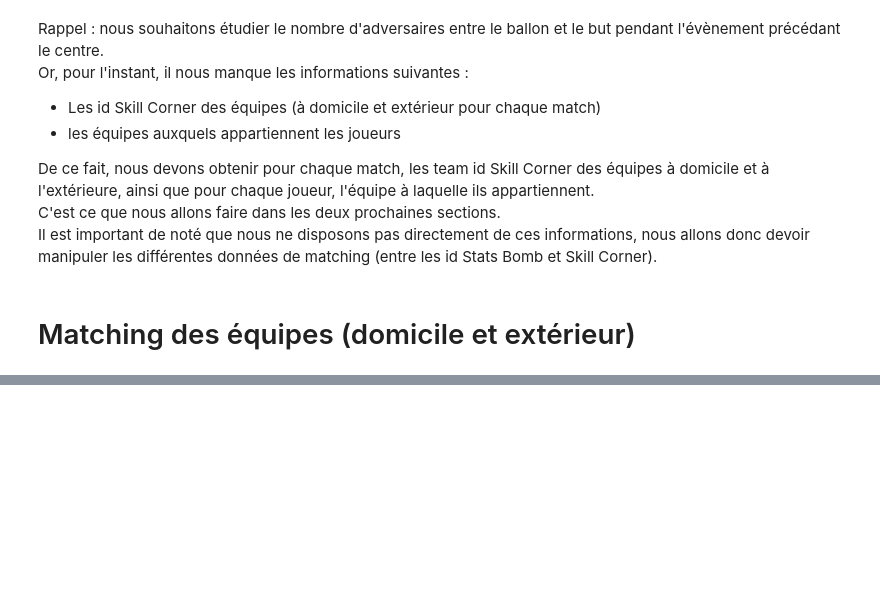
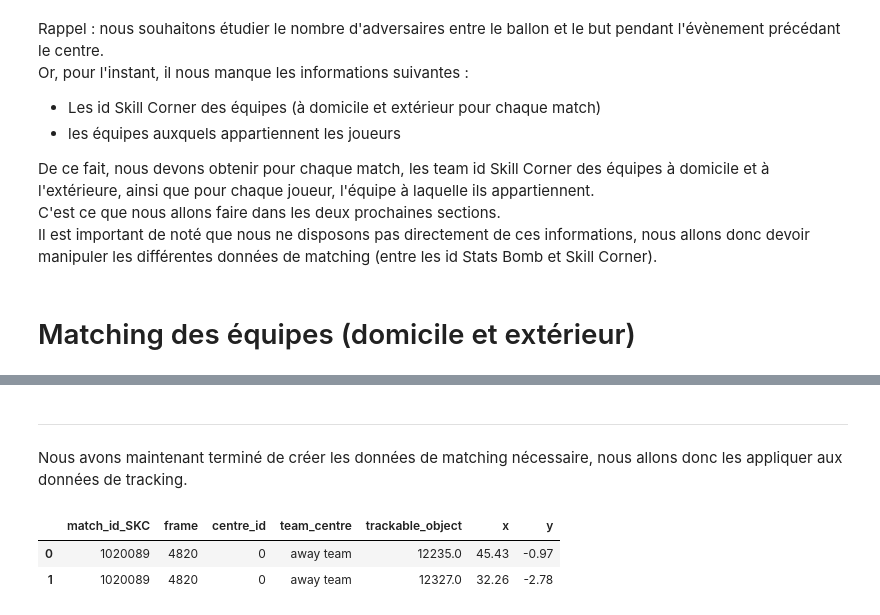
Before and after one commit to Nathan7128/PROJET-4A, a Jupyter notebook: Traitement_donnees/nb_advers_ballon_but/test_nb_advers_ballon_but.ipynb, the cells around one changed output, grey strips where cells are left out. Saved outputs shown, nothing was run; the diff lists cells and outputs as text; code cells hidden in the pictures; blank space fills up the shorter version.

```diff
--- a/Traitement_donnees/nb_advers_ballon_but/test_nb_advers_ballon_but.ipynb
+++ b/Traitement_donnees/nb_advers_ballon_but/test_nb_advers_ballon_but.ipynb
@@ -254,0 +365,11 @@ merge3.head(2)
+# %% [markdown]
+---
+# %% [markdown]
+Nous avons maintenant terminé de créer les données de matching nécessaire, nous allons donc les appliquer aux données de tracking.
+# %%
+# Rappel données de tracking
+td_avant_centre.head(2)
+# %% [output]
+|  | match_id_SKC | frame | centre_id | team_centre | trackable_object | x | y |
+| 0 | 1020089 | 4820 | 0 | away team | 12235.0 | 45.43 | -0.97 |
+| 1 | 1020089 | 4820 | 0 | away team | 12327.0 | 32.26 | -2.78 |
```
Also changed, not shown: parts of 62 cells of this notebook, 1 other file.
